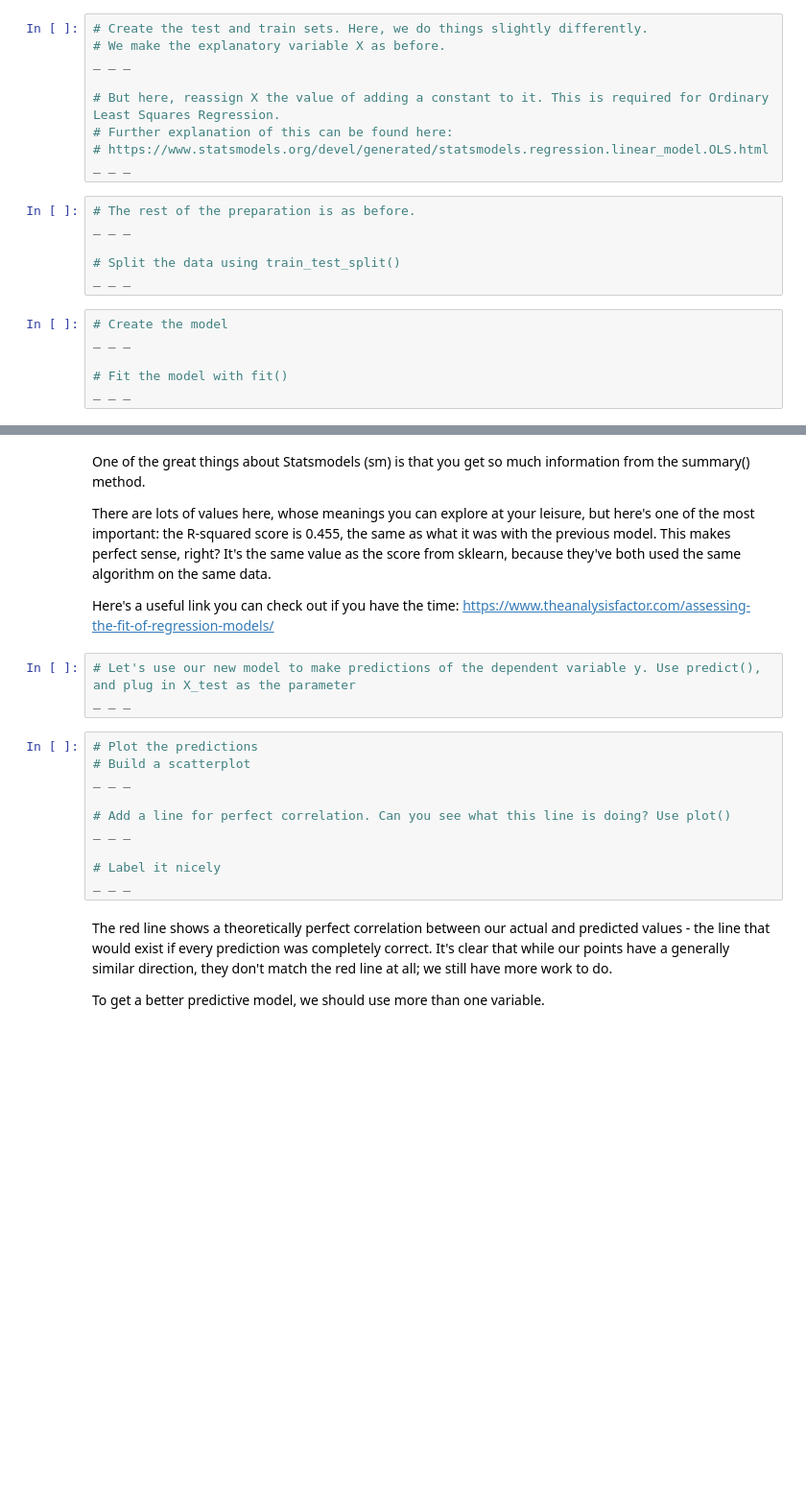
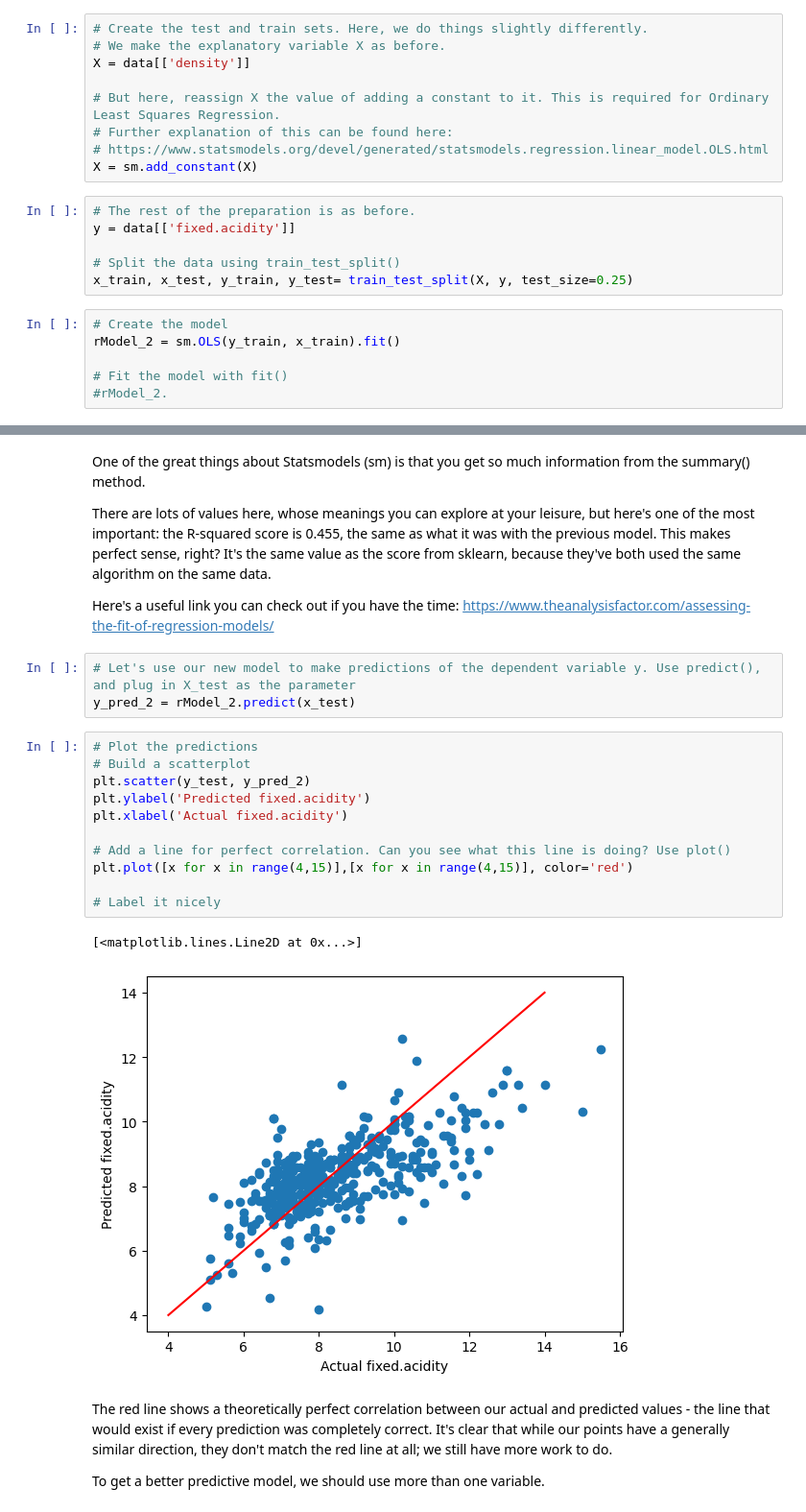
Before and after one commit to dqminhv/Springboard_Unit_11.4.1_Case_Study_Linear_Regression_1, a Jupyter notebook: 11.4.1 Case Study - Linear Regression/Springboard Regression Case Study - the Red Wine Dataset - Tier 3.ipynb, the cells around one changed output, grey strips where cells are left out. Shown at 96% size. Cells and saved outputs as stored; diff of their text form; blank space fills up the shorter version.

```diff
--- a/11.4.1 Case Study - Linear Regression/Springboard Regression Case Study - the Red Wine Dataset - Tier 3.ipynb
+++ b/11.4.1 Case Study - Linear Regression/Springboard Regression Case Study - the Red Wine Dataset - Tier 3.ipynb
@@ -321,23 +321,23 @@ Let's build a similar model using a different package, to see if we get a better
 # %%
 # Create the test and train sets. Here, we do things slightly differently.
 # We make the explanatory variable X as before.
-_ _ _
+X = data[['density']]
 
 # But here, reassign X the value of adding a constant to it. This is required for Ordinary Least Squares Regression.
 # Further explanation of this can be found here:
 # https://www.statsmodels.org/devel/generated/statsmodels.regression.linear_model.OLS.html
-_ _ _
+X = sm.add_constant(X)
 # %%
 # The rest of the preparation is as before.
-_ _ _
+y = data[['fixed.acidity']]
 
 # Split the data using train_test_split()
-_ _ _
+x_train, x_test, y_train, y_test= train_test_split(X, y, test_size=0.25)
 # %%
 # Create the model
-_ _ _
+rModel_2 = sm.OLS(y_train, x_train).fit()
 
 # Fit the model with fit()
-_ _ _
+#rModel_2.
 # %%
 # Evaluate the model with .summary()
@@ -350,17 +368,21 @@ There are lots of values here, whose meanings you can explore at your leisure, b
 Here's a useful link you can check out if you have the time: https://www.theanalysisfactor.com/assessing-the-fit-of-regression-models/
 # %%
 # Let's use our new model to make predictions of the dependent variable y. Use predict(), and plug in X_test as the parameter
-_ _ _
+y_pred_2 = rModel_2.predict(x_test)
 # %%
 # Plot the predictions
 # Build a scatterplot
-_ _ _
+plt.scatter(y_test, y_pred_2)
+plt.ylabel('Predicted fixed.acidity')
+plt.xlabel('Actual fixed.acidity')
 
 # Add a line for perfect correlation. Can you see what this line is doing? Use plot()
-_ _ _
+plt.plot([x for x in range(4,15)],[x for x in range(4,15)], color='red')
 
 # Label it nicely
-_ _ _
+# %% [output]
+[<matplotlib.lines.Line2D at 0x...>]
+[figure, added]
 # %% [markdown]
 The red line shows a theoretically perfect correlation between our actual and predicted values - the line that would exist if every prediction was completely correct. It's clear that while our points have a generally similar direction, they don't match the red line at all; we still have more work to do.
 
```
Also changed, not shown: parts of 4 cells of this notebook.
